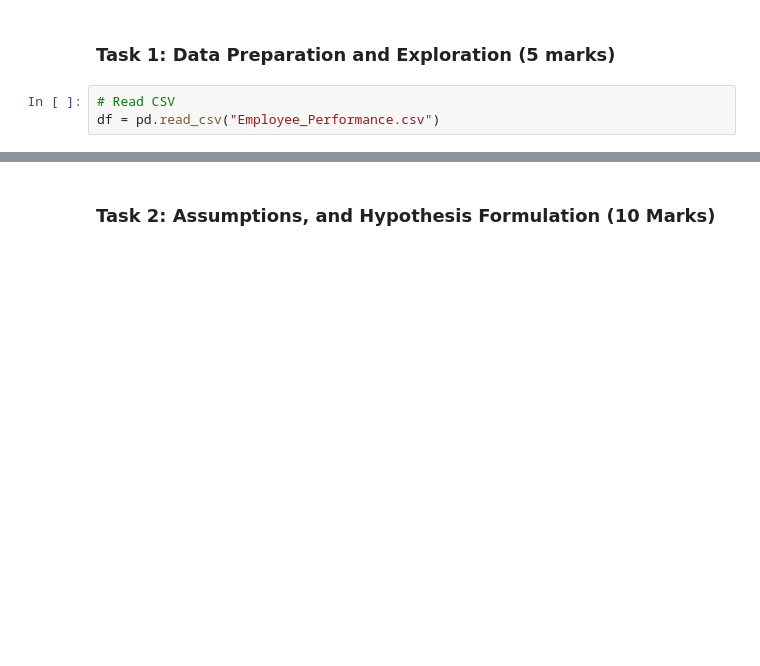
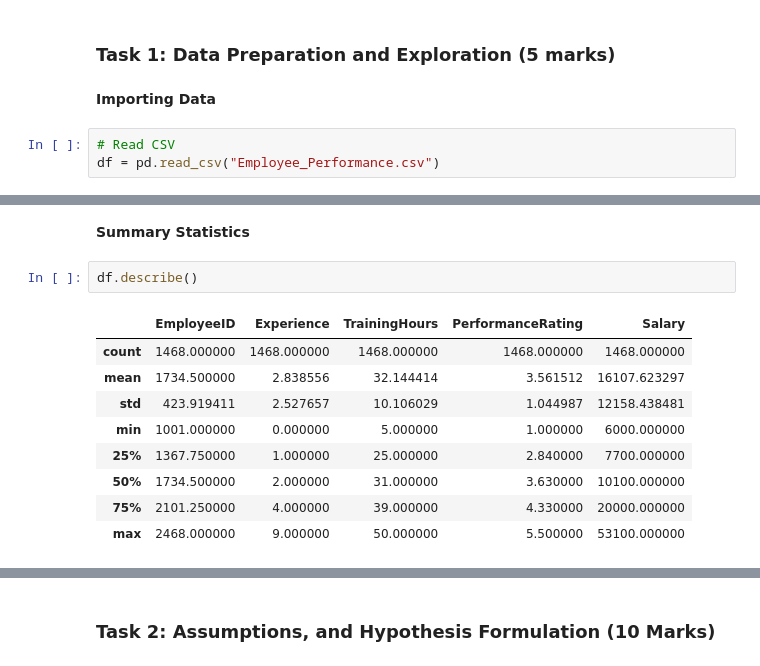
Before and after one commit to lroygard/DataAnalysis, a Jupyter notebook: DataAnalysis.ipynb, the cells around one changed output, grey strips where cells are left out. Drawn from its saved outputs; the diff is of its cells as text; blank space fills up the shorter version.

```diff
--- a/DataAnalysis.ipynb
+++ b/DataAnalysis.ipynb
@@ -9,5 +16,7 @@ import numpy as np
 # %% [markdown]
 ### Task 1: Data Preparation and Exploration (5 marks)
+# %% [markdown]
+<b>Importing Data
 # %%
 # Read CSV
 df = pd.read_csv("Employee_Performance.csv")
@@ -20,3 +29,17 @@ df.head()
 | 2 | 1003 | Sales | Male | 0 | 5 | 1.00 | 6000 |
 | 3 | 1004 | HR | Male | 1 | 5 | 1.00 | 6000 |
 | 4 | 1005 | HR | Female | 9 | 5 | 1.04 | 38000 |
+# %% [markdown]
+<b> Summary Statistics
+# %%
+df.describe()
+# %% [output]
+|  | EmployeeID | Experience | TrainingHours | PerformanceRating | Salary |
+| count | 1468.000000 | 1468.000000 | 1468.000000 | 1468.000000 | 1468.000000 |
+| mean | 1734.500000 | 2.838556 | 32.144414 | 3.561512 | 16107.623297 |
+| std | 423.919411 | 2.527657 | 10.106029 | 1.044987 | 12158.438481 |
+| min | 1001.000000 | 0.000000 | 5.000000 | 1.000000 | 6000.000000 |
+| 25% | 1367.750000 | 1.000000 | 25.000000 | 2.840000 | 7700.000000 |
+| 50% | 1734.500000 | 2.000000 | 31.000000 | 3.630000 | 10100.000000 |
+| 75% | 2101.250000 | 4.000000 | 39.000000 | 4.330000 | 20000.000000 |
+| max | 2468.000000 | 9.000000 | 50.000000 | 5.500000 | 53100.000000 |
```
Also changed, not shown: parts of 5 cells of this notebook.
